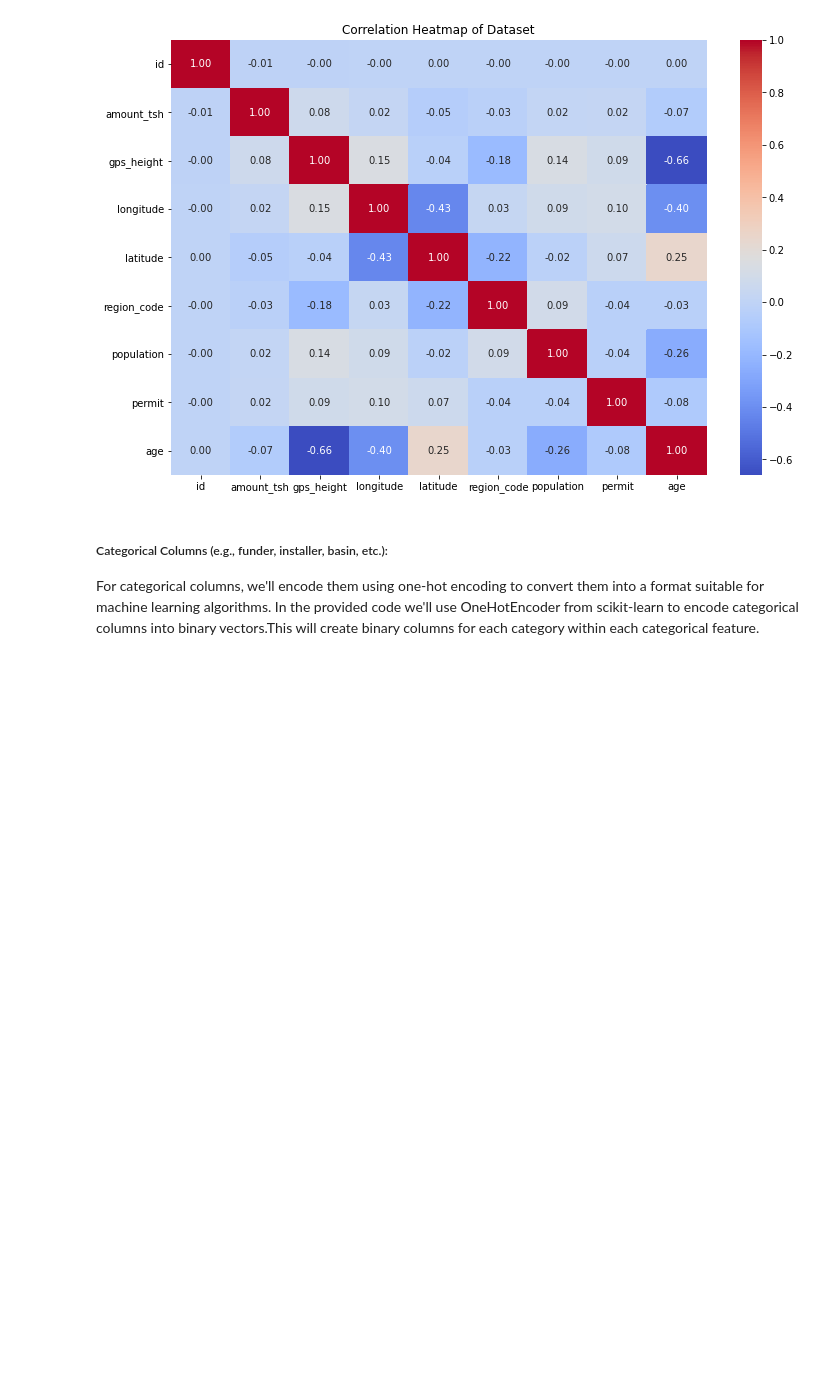
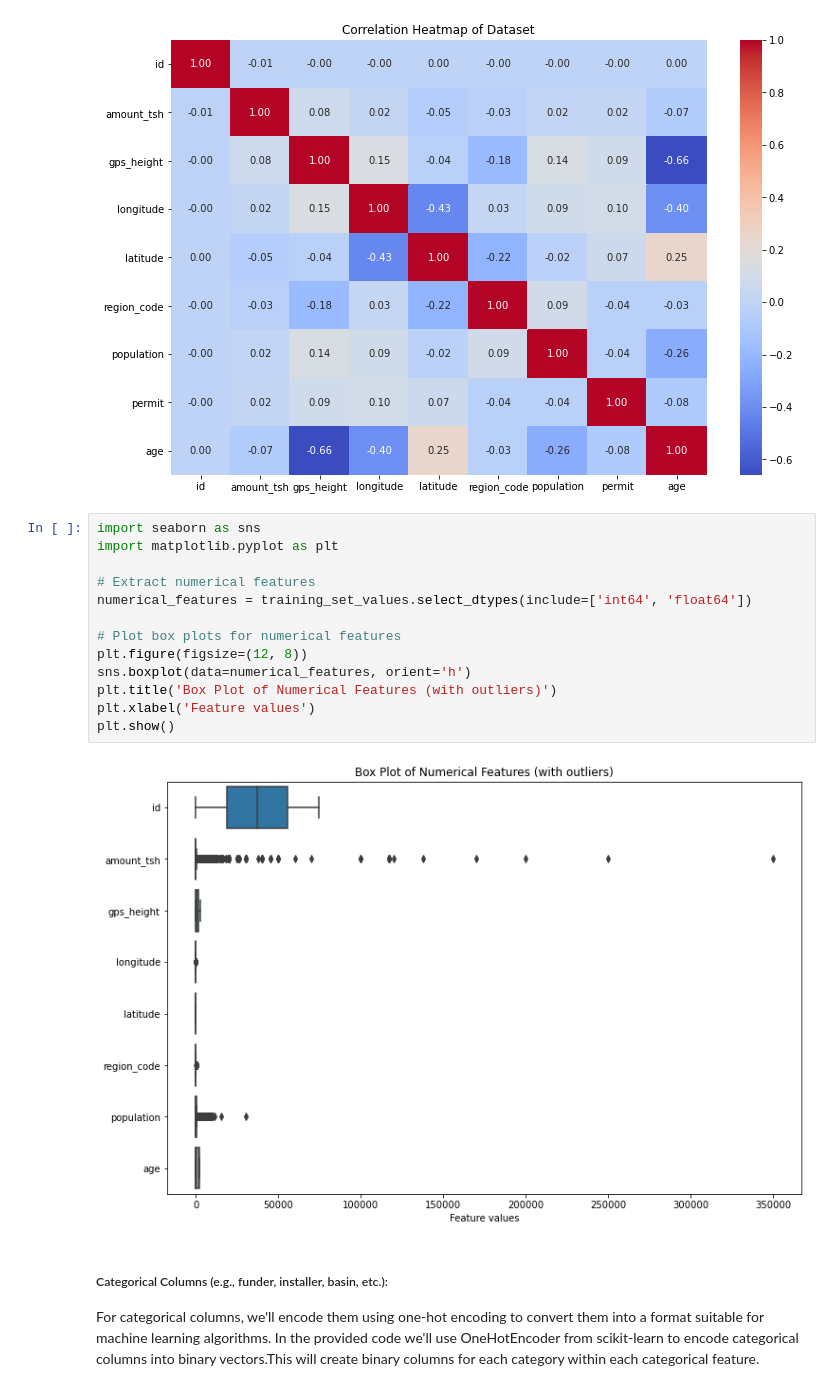
Before and after one commit to LynnsBaraka/tanzania-water-wells, a Jupyter notebook: index.ipynb, the cells around one changed output. Saved outputs shown, nothing was run; the diff lists cells and outputs as text; blank space fills up the shorter version.

```diff
--- a/index.ipynb
+++ b/index.ipynb
@@ -220,6 +220,21 @@ plt.title('Correlation Heatmap of Dataset')
 plt.show()
 # %% [output]
 [figure]
+# %%
+import seaborn as sns
+import matplotlib.pyplot as plt
+
+# Extract numerical features
+numerical_features = training_set_values.select_dtypes(include=['int64', 'float64'])
+
+# Plot box plots for numerical features
+plt.figure(figsize=(12, 8))
+sns.boxplot(data=numerical_features, orient='h')
+plt.title('Box Plot of Numerical Features (with outliers)')
+plt.xlabel('Feature values')
+plt.show()
+# %% [output]
+[figure, added]
 # %% [markdown]
 ##### Categorical Columns (e.g., funder, installer, basin, etc.):
 For categorical columns, we'll encode them using one-hot encoding to convert them into a format suitable for machine learning algorithms.
```
Also changed, not shown: parts of 10 cells of this notebook.
